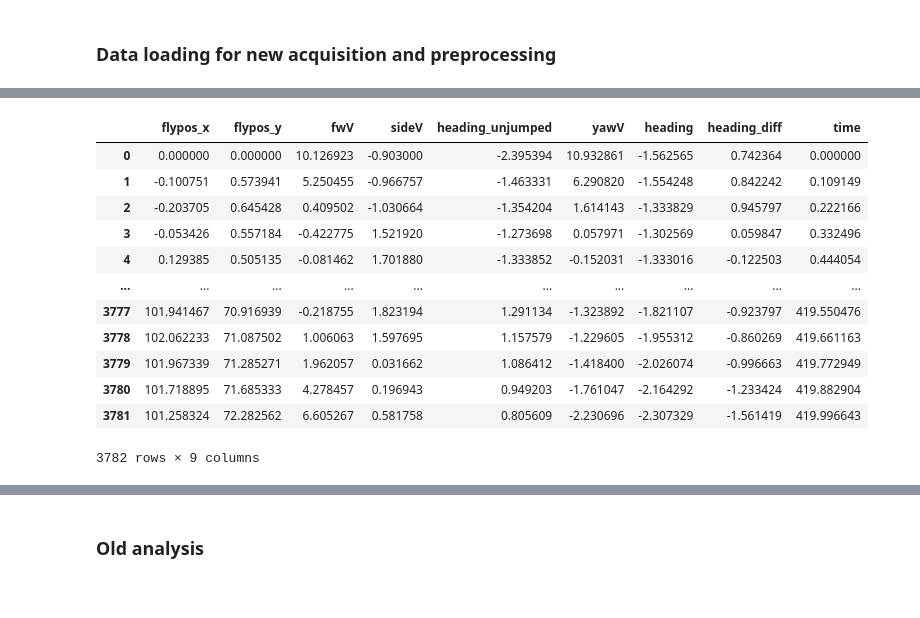
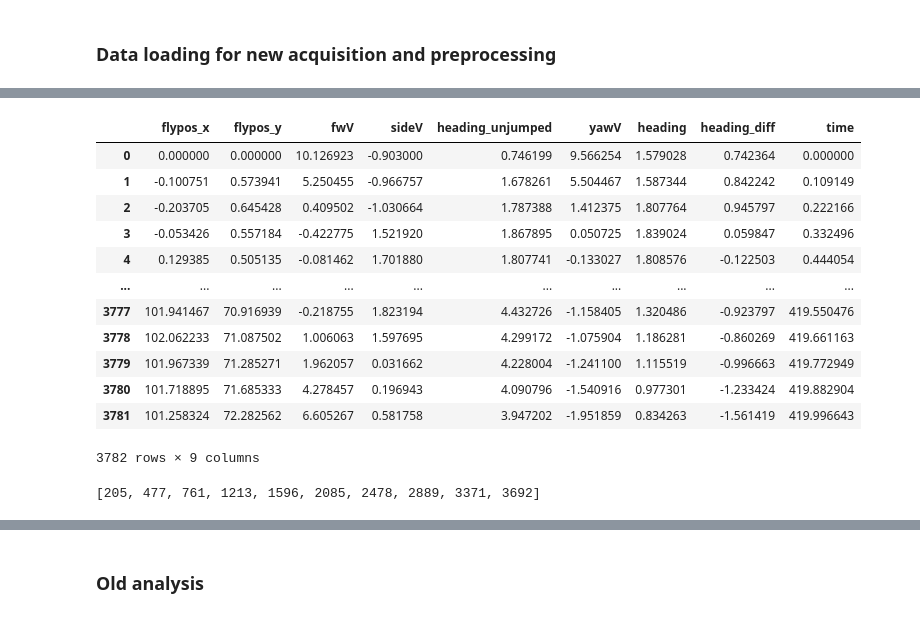
Before and after one commit to jingxuanf0214/thesis-2p-behavior-align, a Jupyter notebook: Exploratory analysis.ipynb, the cells around one changed output, grey strips where cells are left out. Drawn from its saved outputs; the diff is of its cells as text; code cells hidden in the pictures.

Commit message:
add bar jump detection

```diff
--- a/Exploratory analysis.ipynb
+++ b/Exploratory analysis.ipynb
@@ -206,35 +207,69 @@ ax.plot(np.diff(behav_df['ball_intfor'])/np.diff(behav_df['time']),alpha=0.5)
 # %%
 def rename_dataframe(df):
     # Drop columns containing 'int'
     df = df.drop(columns=[col for col in df.columns if 'int' in col])
 
     # Rename specified columns
     rename_dict = {
         'ball_forvel': 'fwV',
         'ball_sidevel': 'sideV',
         'ball_yawvel': 'yawV',
         'vis_yaw': 'heading',
         'ball_yaw': 'heading_unjumped',
         'vis_yawvel': 'heading_diff'
     }
     df = df.rename(columns=rename_dict)
     # Modify the column 'column_name' in place by dividing by 0.7
-    df['yawV'] = df['yawV'] / 0.7
+    df['yawV'] = df['yawV'] / 0.8
+    df['heading'] = df['heading'] + np.pi
+    df['heading_unjumped'] = df['heading_unjumped'] + np.pi
     return df
 
 behav_df = rename_dataframe(behav_df)
 behav_df
 # %% [output]
 |  | flypos_x | flypos_y | fwV | sideV | heading_unjumped | yawV | heading | heading_diff | time |
-| 0 | 0.000000 | 0.000000 | 10.126923 | -0.903000 | -2.395394 | 10.932861 | -1.562565 | 0.742364 | 0.000000 |
-| 1 | -0.100751 | 0.573941 | 5.250455 | -0.966757 | -1.463331 | 6.290820 | -1.554248 | 0.842242 | 0.109149 |
-| 2 | -0.203705 | 0.645428 | 0.409502 | -1.030664 | -1.354204 | 1.614143 | -1.333829 | 0.945797 | 0.222166 |
-| 3 | -0.053426 | 0.557184 | -0.422775 | 1.521920 | -1.273698 | 0.057971 | -1.302569 | 0.059847 | 0.332496 |
-| 4 | 0.129385 | 0.505135 | -0.081462 | 1.701880 | -1.333852 | -0.152031 | -1.333016 | -0.122503 | 0.444054 |
+| 0 | 0.000000 | 0.000000 | 10.126923 | -0.903000 | 0.746199 | 9.566254 | 1.579028 | 0.742364 | 0.000000 |
+| 1 | -0.100751 | 0.573941 | 5.250455 | -0.966757 | 1.678261 | 5.504467 | 1.587344 | 0.842242 | 0.109149 |
+| 2 | -0.203705 | 0.645428 | 0.409502 | -1.030664 | 1.787388 | 1.412375 | 1.807764 | 0.945797 | 0.222166 |
+| 3 | -0.053426 | 0.557184 | -0.422775 | 1.521920 | 1.867895 | 0.050725 | 1.839024 | 0.059847 | 0.332496 |
+| 4 | 0.129385 | 0.505135 | -0.081462 | 1.701880 | 1.807741 | -0.133027 | 1.808576 | -0.122503 | 0.444054 |
 | ... | ... | ... | ... | ... | ... | ... | ... | ... | ... |
-| 3777 | 101.941467 | 70.916939 | -0.218755 | 1.823194 | 1.291134 | -1.323892 | -1.821107 | -0.923797 | 419.550476 |
-| 3778 | 102.062233 | 71.087502 | 1.006063 | 1.597695 | 1.157579 | -1.229605 | -1.955312 | -0.860269 | 419.661163 |
-| 3779 | 101.967339 | 71.285271 | 1.962057 | 0.031662 | 1.086412 | -1.418400 | -2.026074 | -0.996663 | 419.772949 |
-| 3780 | 101.718895 | 71.685333 | 4.278457 | 0.196943 | 0.949203 | -1.761047 | -2.164292 | -1.233424 | 419.882904 |
-| 3781 | 101.258324 | 72.282562 | 6.605267 | 0.581758 | 0.805609 | -2.230696 | -2.307329 | -1.561419 | 419.996643 |
+| 3777 | 101.941467 | 70.916939 | -0.218755 | 1.823194 | 4.432726 | -1.158405 | 1.320486 | -0.923797 | 419.550476 |
+| 3778 | 102.062233 | 71.087502 | 1.006063 | 1.597695 | 4.299172 | -1.075904 | 1.186281 | -0.860269 | 419.661163 |
+| 3779 | 101.967339 | 71.285271 | 1.962057 | 0.031662 | 4.228004 | -1.241100 | 1.115519 | -0.996663 | 419.772949 |
+| 3780 | 101.718895 | 71.685333 | 4.278457 | 0.196943 | 4.090796 | -1.540916 | 0.977301 | -1.233424 | 419.882904 |
+| 3781 | 101.258324 | 72.282562 | 6.605267 | 0.581758 | 3.947202 | -1.951859 | 0.834263 | -1.561419 | 419.996643 |
 3782 rows × 9 columns
+# %%
+def detect_jumps_unwrapped(df, heading_column, time_column, jump_threshold=np.pi/4, min_time_between_jumps=30):
+    # Unwrap the heading data
+    unwrapped_heading = np.unwrap(df[heading_column])
+
+    # Calculate the difference between consecutive unwrapped headings
+    heading_diff = np.diff(unwrapped_heading)
+
+    # Find potential jump indices
+    potential_jump_indices = np.where(np.abs(heading_diff) > jump_threshold)[0]
+
+    # Initialize list to store confirmed jump indices
+    jump_indices = []
+
+    # Check each potential jump
+    for i, jump_index in enumerate(potential_jump_indices):
+        if i == 0:
+            jump_indices.append(jump_index)
+        else:
+            # Check if enough time has passed since the last jump
+            time_since_last_jump = df[time_column].iloc[jump_index] - df[time_column].iloc[jump_indices[-1]]
+            if time_since_last_jump >= min_time_between_jumps:
+                jump_indices.append(jump_index)
+
+    return jump_indices
+
+
+jump_indices = detect_jumps_unwrapped(behav_df, heading_column='heading', time_column='time')
+
+jump_indices
+# %% [output]
+[205, 477, 761, 1213, 1596, 2085, 2478, 2889, 3371, 3692]
```
Also changed, not shown: parts of 9 cells of this notebook, 1 other file.
